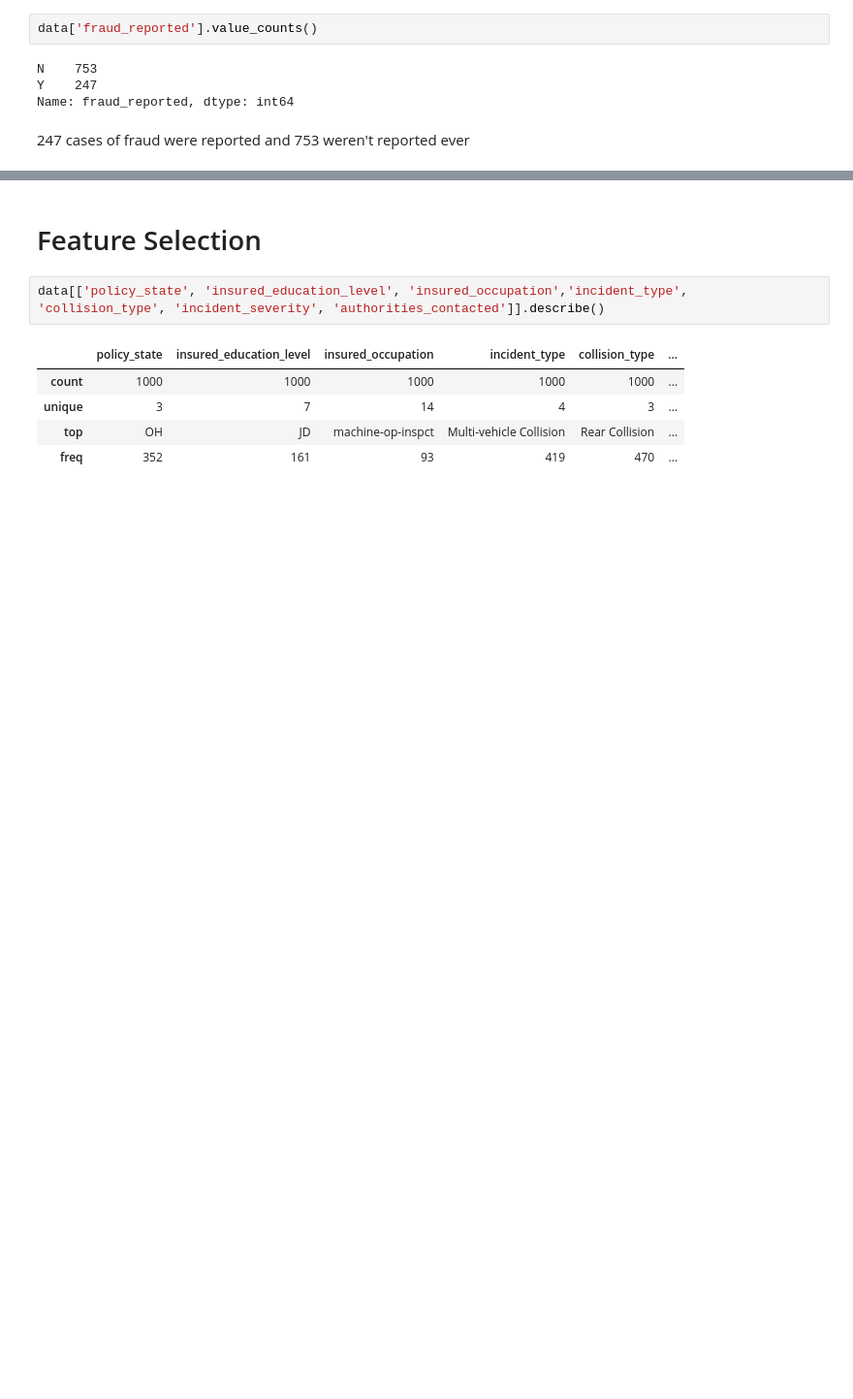
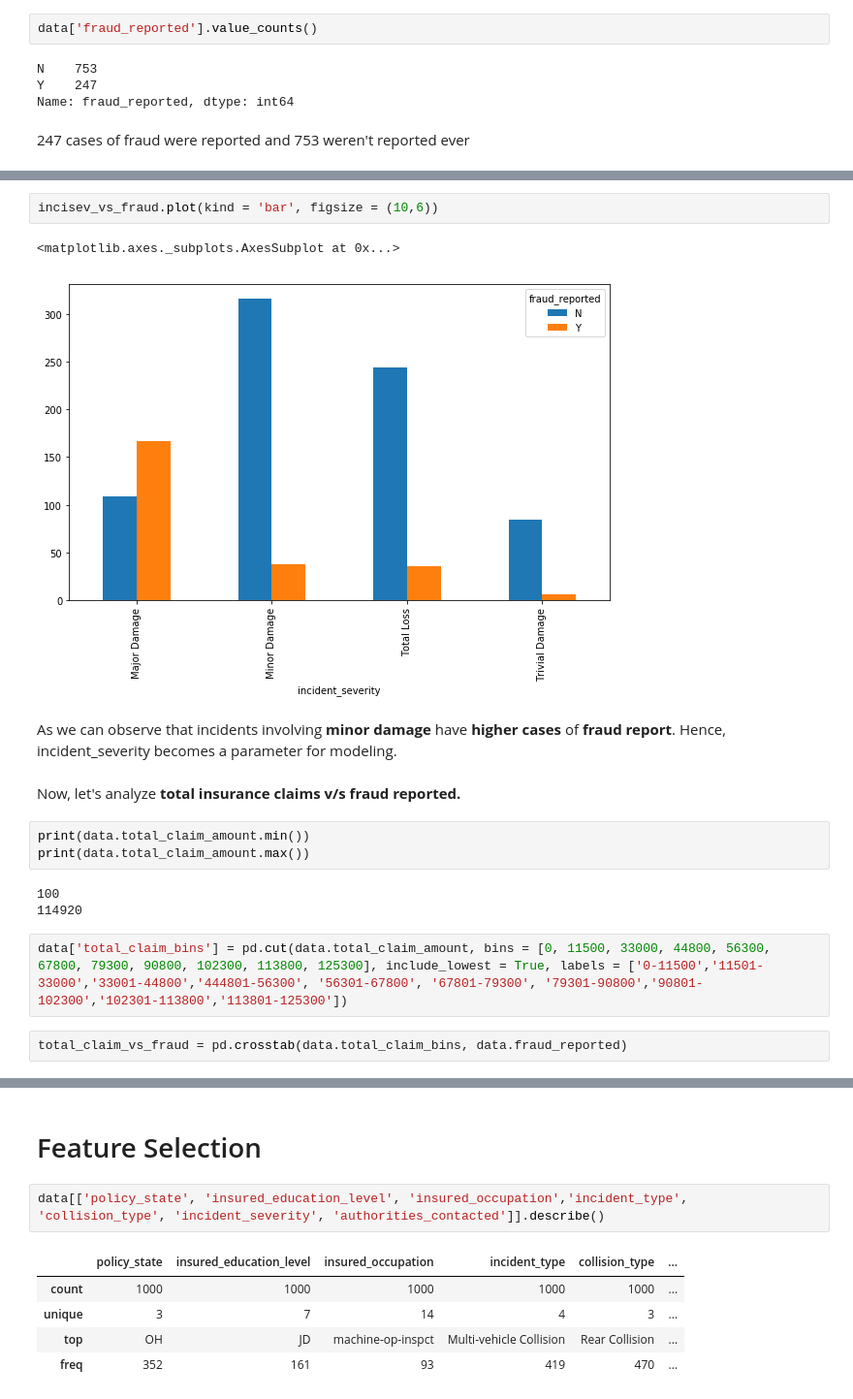
Before and after one commit to shremuk/My-Work, a Jupyter notebook: Insurance_claims.ipynb, the cells around one changed output, grey strips where cells are left out. Shown at 97% size. Drawn from its saved outputs; the diff is of its cells as text; blank space fills up the shorter version.

```diff
--- a/Insurance_claims.ipynb
+++ b/Insurance_claims.ipynb
@@ -251,0 +265,19 @@ Let's plot incident numbers state wise
+# %%
+incisev_vs_fraud.plot(kind = 'bar', figsize = (10,6))
+# %% [output]
+<matplotlib.axes._subplots.AxesSubplot at 0x...>
+[figure, added]
+# %% [markdown]
+As we can observe that incidents involving <b>minor damage</b> have <b>higher cases</b> of <b>fraud report</b>. Hence, incident_severity becomes a parameter for modeling.
+# %% [markdown]
+Now, let's analyze <b>total insurance claims v/s fraud reported.
+# %%
+print(data.total_claim_amount.min())
+print(data.total_claim_amount.max())
+# %% [output]
+100
+114920
+# %%
+data['total_claim_bins'] = pd.cut(data.total_claim_amount, bins = [0, 11500, 33000, 44800, 56300, 67800, 79300, 90800, 102300, 113800, 125300], include_lowest = True, labels = ['0-11500','11501-33000','33001-44800','444801-56300', '56301-67800', '67801-79300', '79301-90800','90801-102300','102301-113800','113801-125300'])
+# %%
+total_claim_vs_fraud = pd.crosstab(data.total_claim_bins, data.fraud_reported)
```
Also changed, not shown: parts of 79 cells of this notebook.
